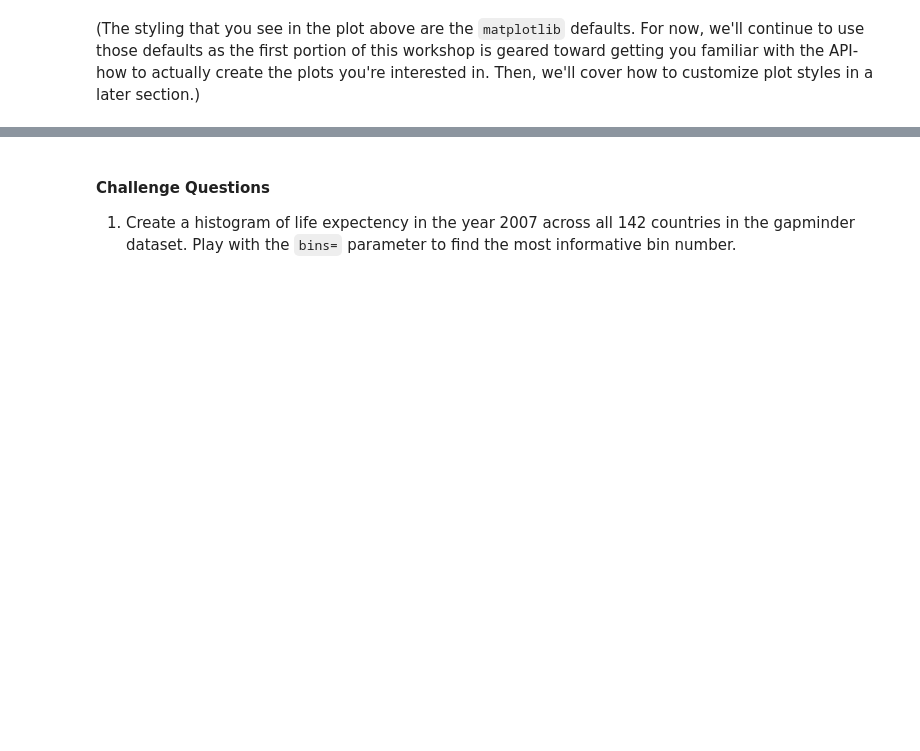
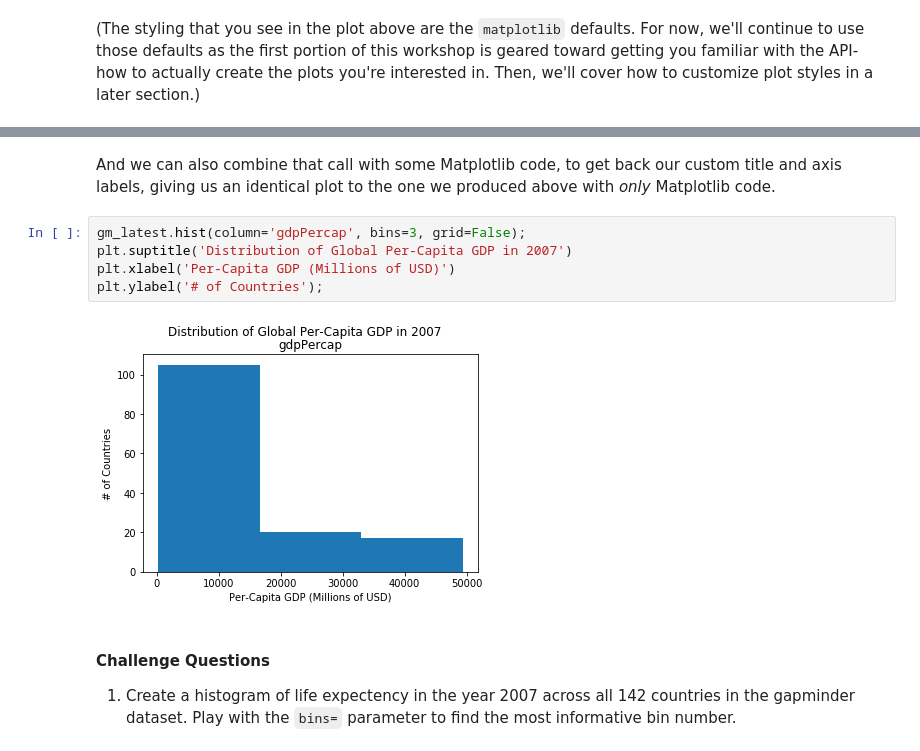
Before and after one commit to dlab-berkeley/Python-Data-Visualization-Legacy, a Jupyter notebook: visualization-with-python_answers.ipynb, the cells around one changed output, grey strips where cells are left out. Drawn from its saved outputs; the diff is of its cells as text; blank space fills up the shorter version.

```diff
--- a/visualization-with-python_answers.ipynb
+++ b/visualization-with-python_answers.ipynb
@@ -196,3 +223,13 @@ plt.ylabel('# of Countries');
+# %% [markdown]
+And we can also combine that call with some Matplotlib code, to get back our custom title and axis labels,
+giving us an identical plot to the one we produced above with *only* Matplotlib code.
+# %%
+gm_latest.hist(column='gdpPercap', bins=3, grid=False);
+plt.suptitle('Distribution of Global Per-Capita GDP in 2007')
+plt.xlabel('Per-Capita GDP (Millions of USD)')
+plt.ylabel('# of Countries');
+# %% [output]
+[figure, added]
 # %% [markdown]
 #### Challenge Questions
 
```
Also changed, not shown: parts of 54 cells of this notebook.
